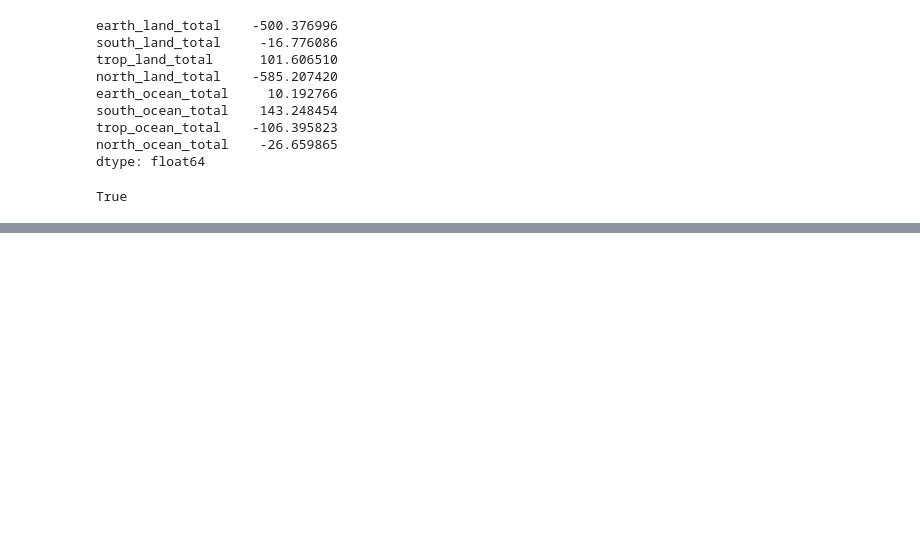
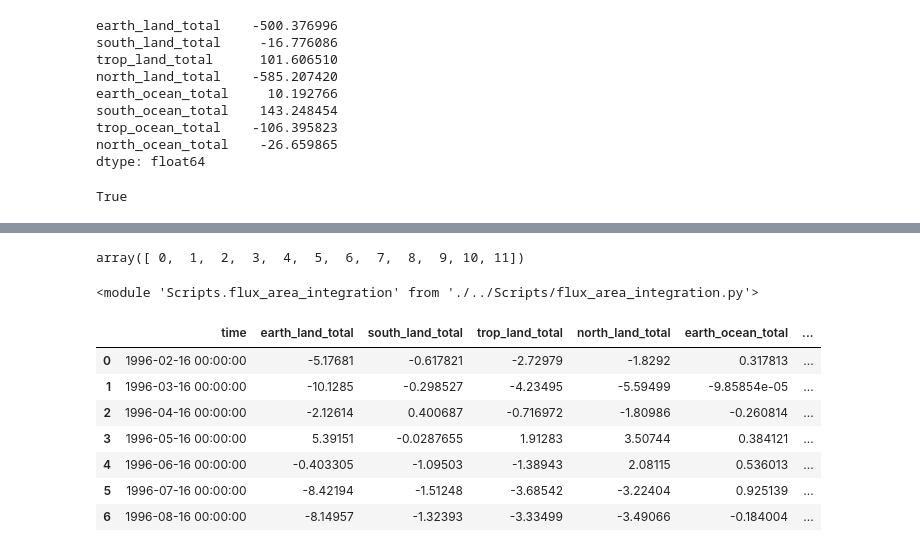
Before and after one commit to rursino/carbon-cycle-feedbacks, a Jupyter notebook: Peylin_flux/Notebooks/Intro.ipynb, the cells around one changed output, grey strips where cells are left out. Cells and saved outputs as stored; diff of their text form; code cells hidden in the pictures; blank space fills up the shorter version.

```diff
--- a/Peylin_flux/Notebooks/Intro.ipynb
+++ b/Peylin_flux/Notebooks/Intro.ipynb
@@ -728,0 +799,22 @@ True
+# %%
+np.arange(0,12)%12
+# %% [output]
+array([ 0,  1,  2,  3,  4,  5,  6,  7,  8,  9, 10, 11])
+# %%
+import importlib as ilib
+ilib.reload(ea)
+# %% [output]
+<module 'Scripts.flux_area_integration' from './../Scripts/flux_area_integration.py'>
+# %%
+# without dividing
+wito = ea.spatial_integration(Rayner,['Terrestrial_flux', 'ocean'], time=(49,55))
+wito
+# %% [output]
+|  | time | earth_land_total | south_land_total | trop_land_total | north_land_total | earth_ocean_total | ... |
+| 0 | 1996-02-16 00:00:00 | -5.17681 | -0.617821 | -2.72979 | -1.8292 | 0.317813 | ... |
+| 1 | 1996-03-16 00:00:00 | -10.1285 | -0.298527 | -4.23495 | -5.59499 | -9.85854e-05 | ... |
+| 2 | 1996-04-16 00:00:00 | -2.12614 | 0.400687 | -0.716972 | -1.80986 | -0.260814 | ... |
+| 3 | 1996-05-16 00:00:00 | 5.39151 | -0.0287655 | 1.91283 | 3.50744 | 0.384121 | ... |
+| 4 | 1996-06-16 00:00:00 | -0.403305 | -1.09503 | -1.38943 | 2.08115 | 0.536013 | ... |
+| 5 | 1996-07-16 00:00:00 | -8.42194 | -1.51248 | -3.68542 | -3.22404 | 0.925139 | ... |
+| 6 | 1996-08-16 00:00:00 | -8.14957 | -1.32393 | -3.33499 | -3.49066 | -0.184004 | ... |
```
Also changed, not shown: parts of 10 cells of this notebook, 1 other file.
